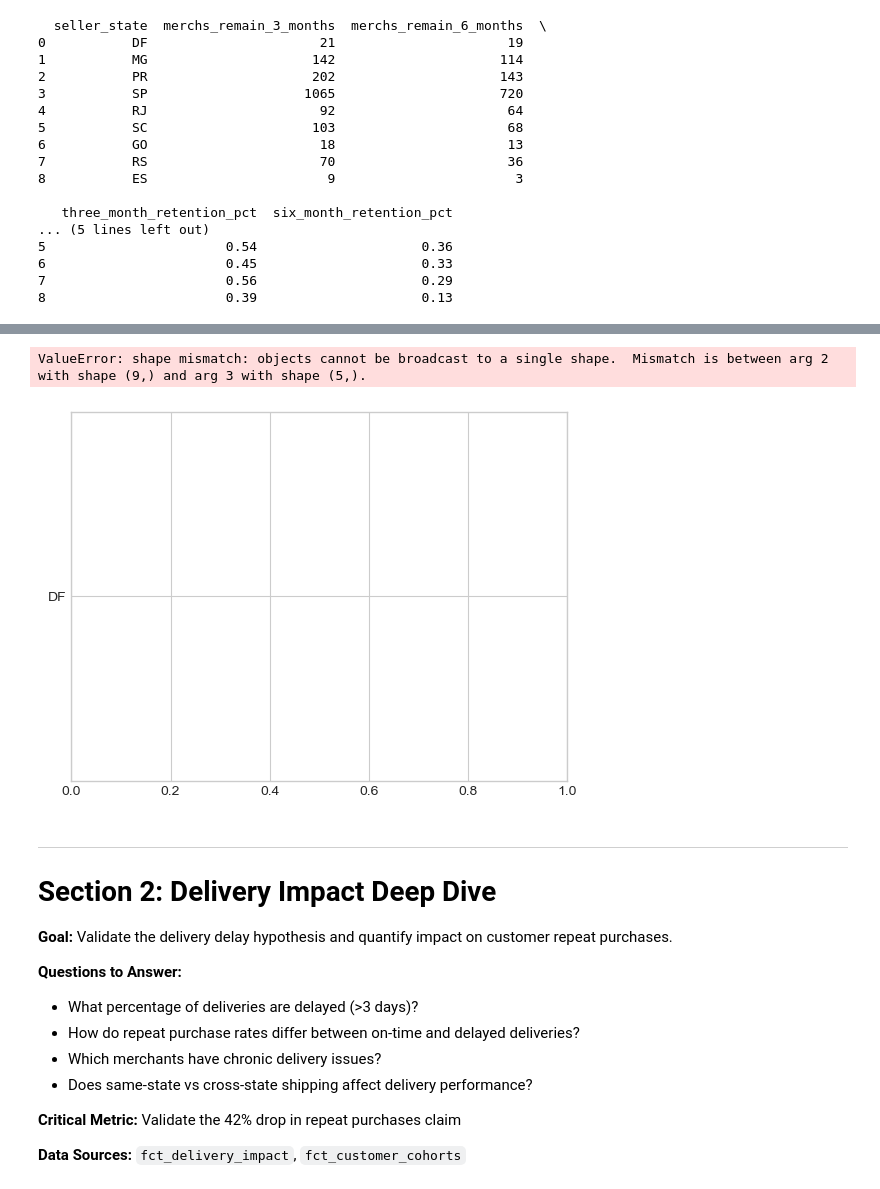
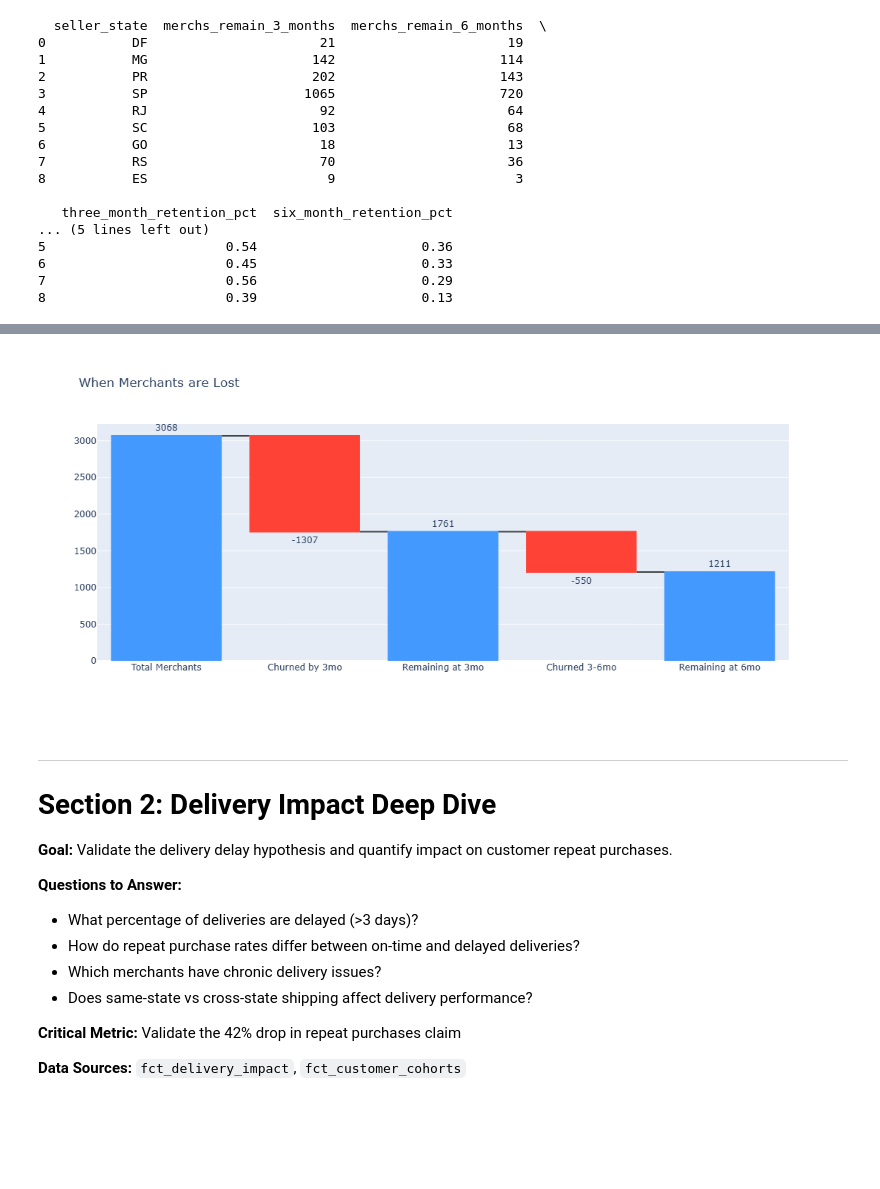
Before and after one commit to ArdahanDogru/olist-ecommerce-analytics, a Jupyter notebook: notebooks/delivery_impact_recommendations.ipynb, the cells around one changed output, grey strips where cells are left out. Drawn from its saved outputs; the diff is of its cells as text; code cells hidden in the pictures; blank space fills up the shorter version.

```diff
--- a/notebooks/delivery_impact_recommendations.ipynb
+++ b/notebooks/delivery_impact_recommendations.ipynb
@@ -266,9 +295,0 @@ ValueError: shape mismatch: objects cannot be broadcast to a single shape.  Mism
-# %%
-x = retentions_by_state['seller_state'][:-4]
-y = retentions_by_state['six_month_retention_pct']
-
-plt.barh(x, y)
-plt.show()
-# %% [output]
-ValueError: shape mismatch: objects cannot be broadcast to a single shape.  Mismatch is between arg 2 with shape (9,) and arg 3 with shape (5,).
-[figure, removed]
@@ -280,3 +296,30 @@ ValueError: shape mismatch: objects cannot be broadcast to a single shape.  Mism
+# %%
+
+
+# Calculate waterfall values
+total = overall_retention_rates['total_merchants'][0]
+retained_3mo = overall_retention_rates['merchs_remain_3_months'][0]
+retained_6mo = overall_retention_rates['merchs_remain_6_months'][0]
+churned_by_3mo = total - retained_3mo
+churned_3to6mo = retained_3mo - retained_6mo
+
+fig = go.Figure(go.Waterfall(
+    x = ["Total Merchants", "Churned by 3mo", "Remaining at 3mo", "Churned 3-6mo", "Remaining at 6mo"],
+    y = [total, -churned_by_3mo, 0, -churned_3to6mo, 0],
+    measure = ["absolute", "relative", "total", "relative", "total"],
+    text = [f"{total}", f"-{churned_by_3mo}", f"{retained_3mo}", f"-{churned_3to6mo}", f"{retained_6mo}"],
+    textposition = "outside"
+))
+
+fig.update_layout(
+    title="When Merchants are Lost",
+    showlegend=False,
+    height=500
+)
+
+fig.show()
+# %% [output]
+[figure, added]
 # %% [markdown]
 ---
 <a id="section-2"></a>
```
Also changed, not shown: parts of 15 cells of this notebook.
